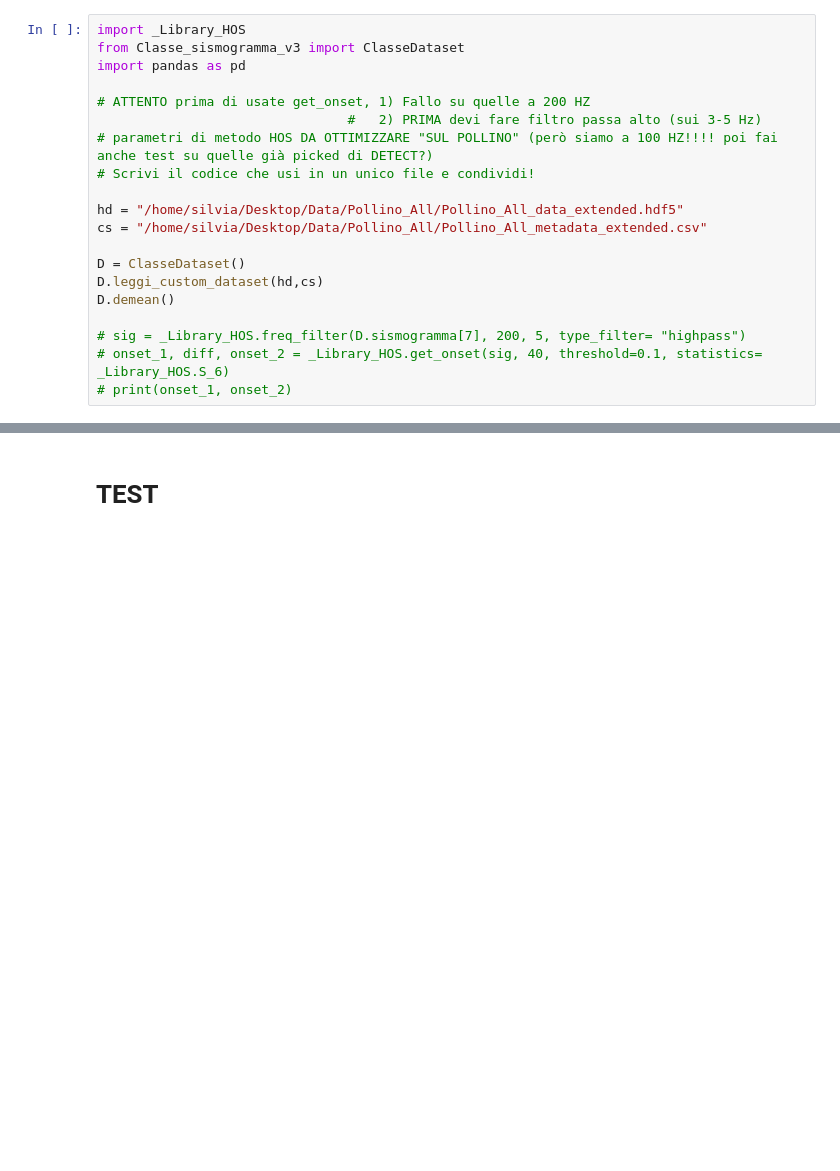
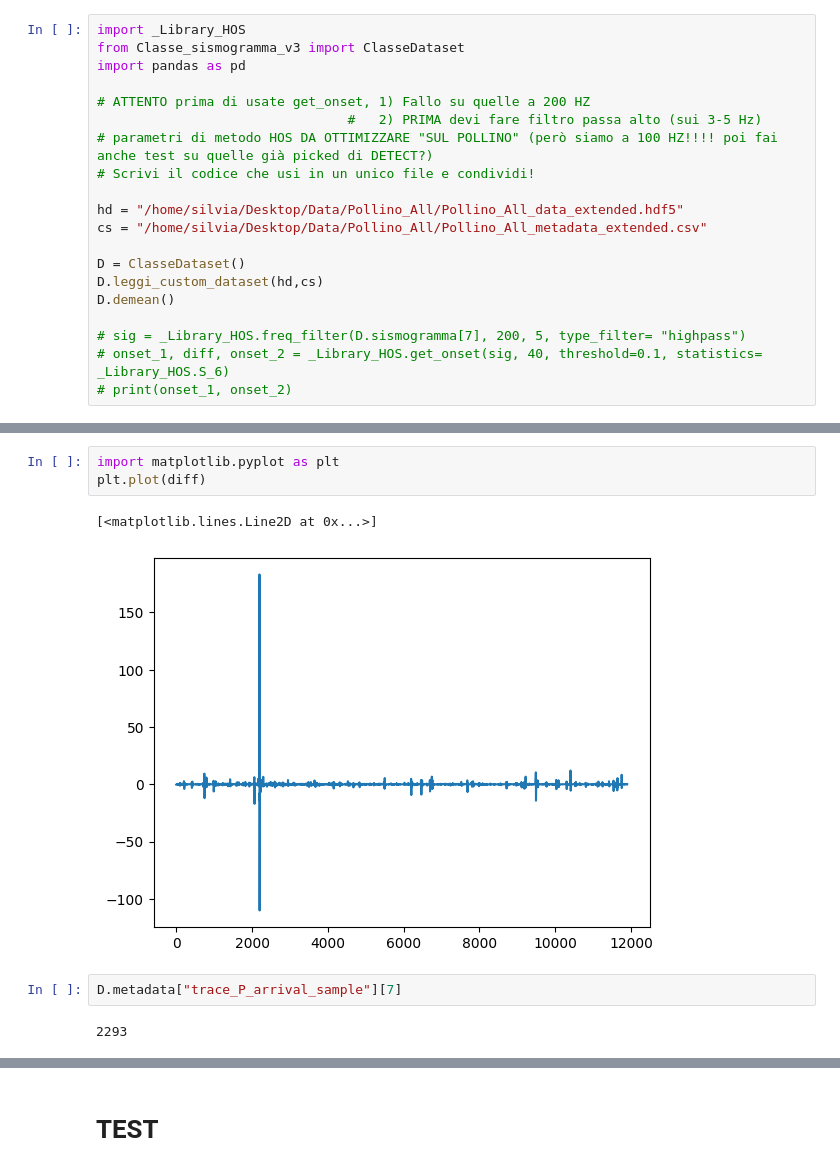
Before and after one commit to Nemenick/primoprogetto, a Jupyter notebook: Codici/_DETECT_HOS.ipynb, the cells around one changed output, grey strips where cells are left out. Drawn from its saved outputs; the diff is of its cells as text; blank space fills up the shorter version.

```diff
--- a/Codici/_DETECT_HOS.ipynb
+++ b/Codici/_DETECT_HOS.ipynb
@@ -27,0 +90,10 @@ print(onset_1, onset_2)
+# %%
+import matplotlib.pyplot as plt
+plt.plot(diff)
+# %% [output]
+[<matplotlib.lines.Line2D at 0x...>]
+[figure, added]
+# %%
+D.metadata["trace_P_arrival_sample"][7]
+# %% [output]
+2293
```
Also changed, not shown: parts of 10 cells of this notebook, 2 other files.
